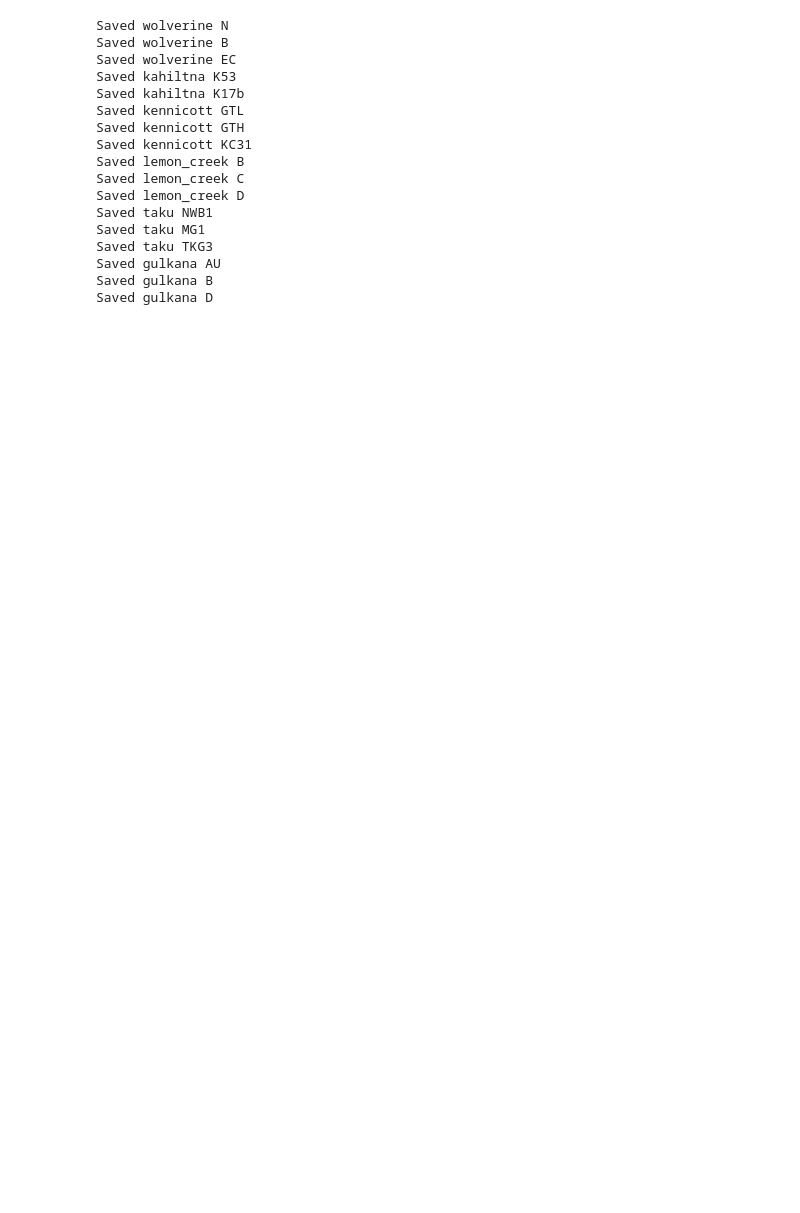
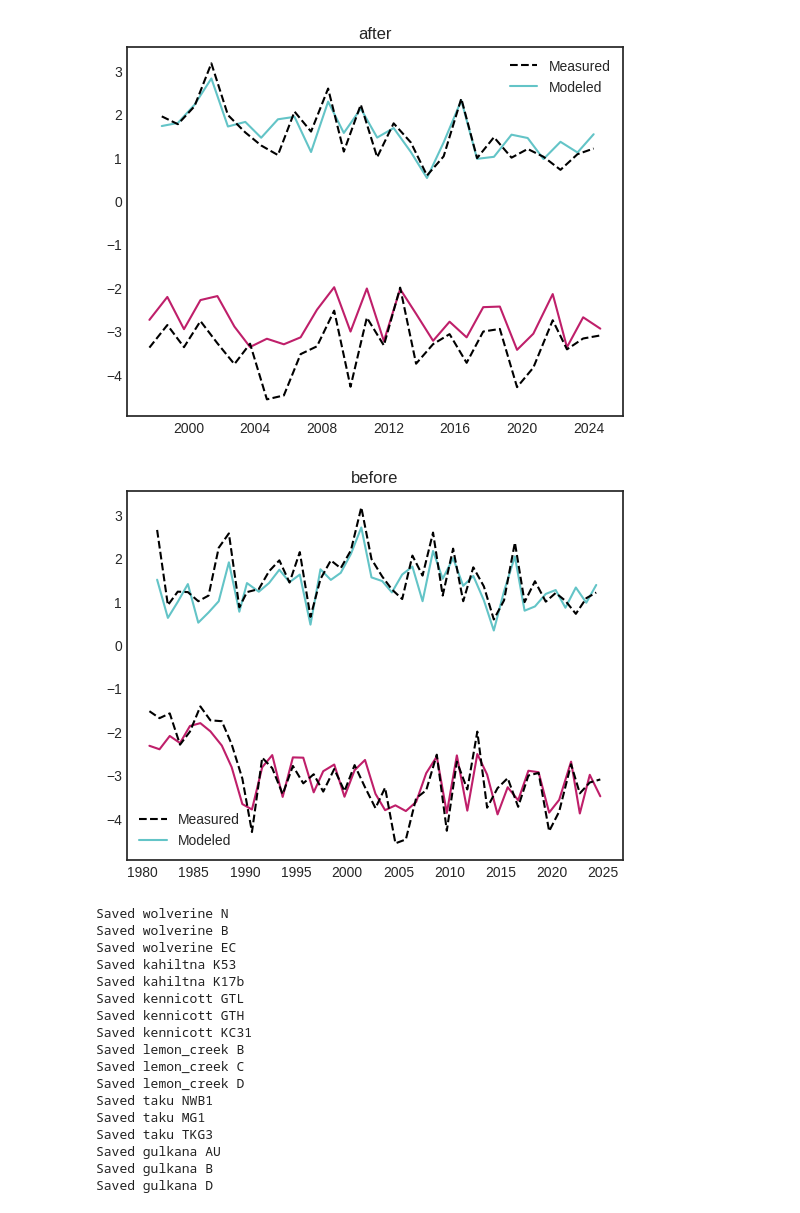
Before and after one commit to clairevwilson/PEBSI, a Jupyter notebook: project/calibrate.ipynb, the cells around one changed output. Cells and saved outputs as stored; diff of their text form; code cells hidden in the pictures; blank space fills up the shorter version.

```diff
--- a/project/calibrate.ipynb
+++ b/project/calibrate.ipynb
@@ -170,3 +158,37 @@ plt.show()
+# %%
+after = xr.open_dataset(base_fp + 'ddf/wolverineB_2026_04_27_check_0.nc')
+before = xr.open_dataset(base_fp + 'ddf/wolverineB_2026_04_15_MO_0.nc')
+
+for f, ds in zip(['after','before'], [after, before]):
+    mass = MassBalance('wolverine','B')
+    mass.get_model_mb(ds)
+    fig, ax = mass.plot_mb()
+    ax.set_title(f)
+    plt.show()
+
+
+# dates = pd.date_range('2024-03-20','2024-08-20', freq='h')
+# after = after.sel(time=dates, layer=0).resample(time='d').mean()
+# before = before.sel(time=dates, layer=0).resample(time='d').mean()
+# plt.plot(after.time, after.layerBC, label='After fix')
+# plt.plot(before.time, before.layerBC, label='Before fix')
+# plt.title('BC')
+# plt.show()
+
+# plt.plot(after.time, after.layergrainsize, label='After fix')
+# plt.plot(before.time, before.layergrainsize, label='Before fix')
+# plt.title('Grain size')
+# plt.legend()
+# plt.show()
+
+# plt.plot(after.time, after.albedo, label='After fix')
+# plt.plot(before.time, before.albedo, label='Before fix')
+# plt.title('Albedo')
+# plt.legend()
+# plt.show()
+# %% [output]
+[figure, added]
+[figure, added]
 # %%
 for glacier in site_dict:
     coords = coord_dict[glacier]
```
Also changed, not shown: parts of 3 cells of this notebook, 5 other files.
